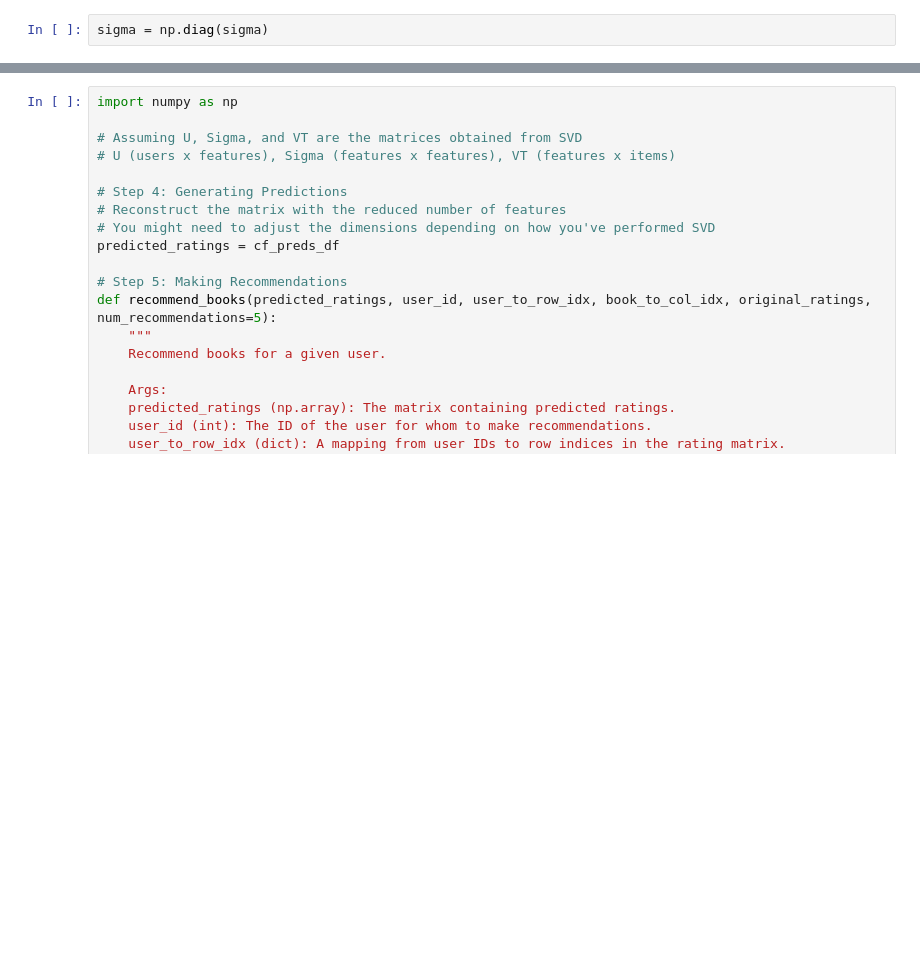
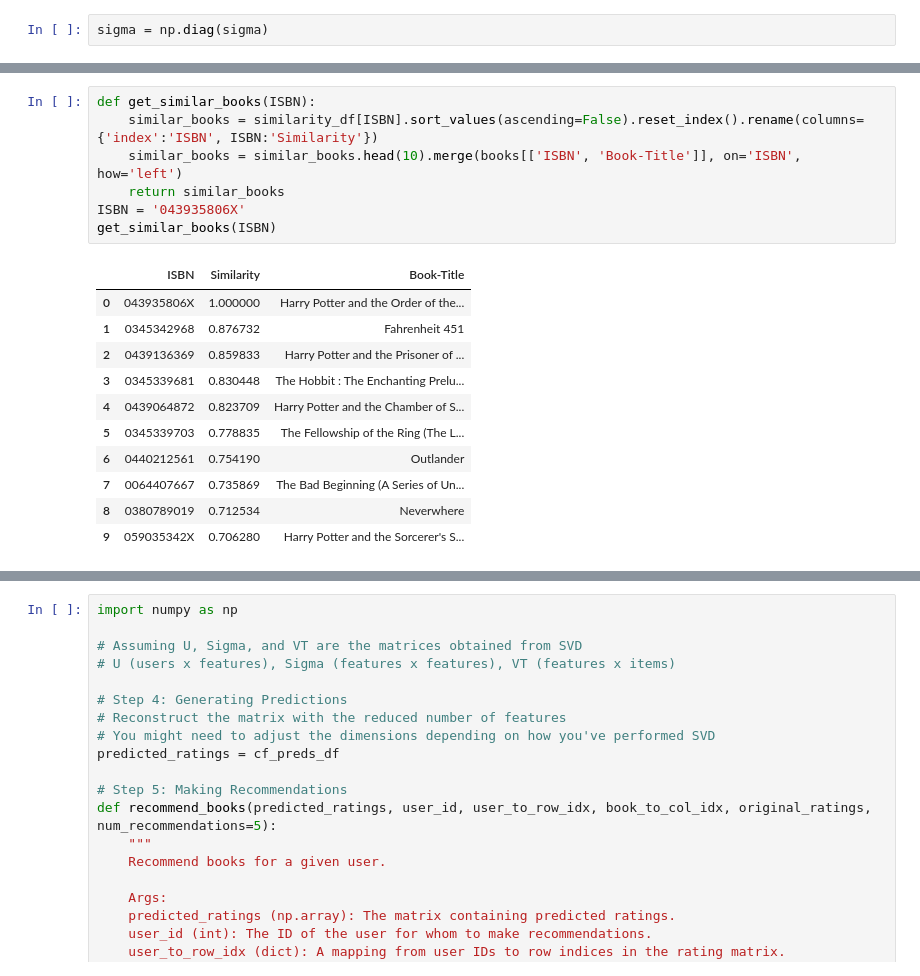
Before and after one commit to pvanand07/Book-Recommendation-System, a Jupyter notebook: Book_Recommendation_System.ipynb, the cells around one changed output, grey strips where cells are left out. Cells and saved outputs as stored; diff of their text form; blank space fills up the shorter version.

```diff
--- a/Book_Recommendation_System.ipynb
+++ b/Book_Recommendation_System.ipynb
@@ -470,0 +446,19 @@ cf_preds_df.head()
+# %%
+def get_similar_books(ISBN):
+    similar_books = similarity_df[ISBN].sort_values(ascending=False).reset_index().rename(columns={'index':'ISBN', ISBN:'Similarity'})
+    similar_books = similar_books.head(10).merge(books[['ISBN', 'Book-Title']], on='ISBN', how='left')
+    return similar_books
+ISBN = '043935806X'
+get_similar_books(ISBN)
+# %% [output]
+|  | ISBN | Similarity | Book-Title |
+| 0 | 043935806X | 1.000000 | Harry Potter and the Order of the... |
+| 1 | 0345342968 | 0.876732 | Fahrenheit 451 |
+| 2 | 0439136369 | 0.859833 | Harry Potter and the Prisoner of ... |
+| 3 | 0345339681 | 0.830448 | The Hobbit : The Enchanting Prelu... |
+| 4 | 0439064872 | 0.823709 | Harry Potter and the Chamber of S... |
+| 5 | 0345339703 | 0.778835 | The Fellowship of the Ring (The L... |
+| 6 | 0440212561 | 0.754190 | Outlander |
+| 7 | 0064407667 | 0.735869 | The Bad Beginning (A Series of Un... |
+| 8 | 0380789019 | 0.712534 | Neverwhere |
+| 9 | 059035342X | 0.706280 | Harry Potter and the Sorcerer's S... |
```
Also changed, not shown: parts of 25 cells of this notebook.
